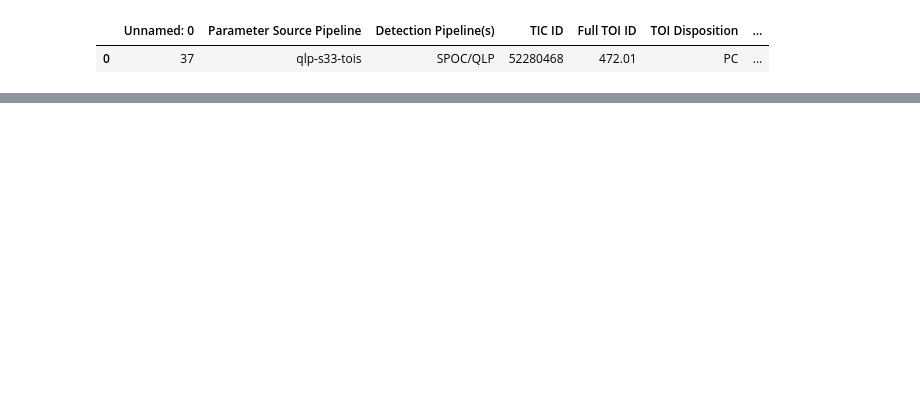
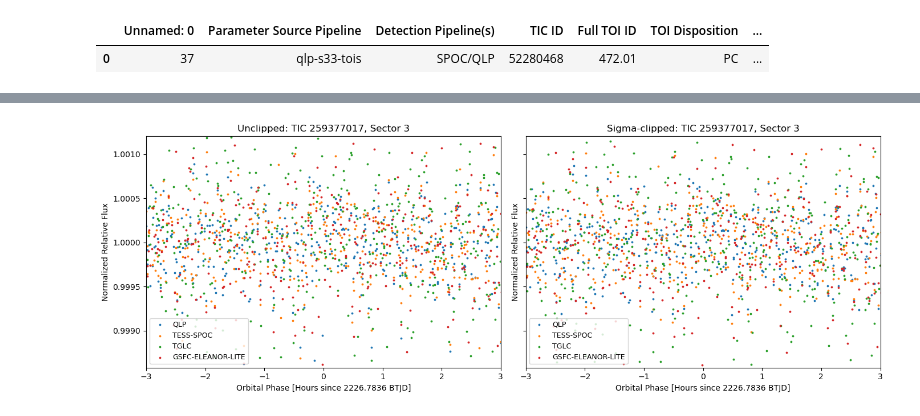
Before and after one commit to madelinejmg/project2026, a Jupyter notebook: main/NEMESIS_SPOC_QLP_TGLC_comparisons.ipynb, the cells around one changed output, grey strips where cells are left out. Drawn from its saved outputs; the diff is of its cells as text; code cells hidden in the pictures; blank space fills up the shorter version.

```diff
--- a/main/NEMESIS_SPOC_QLP_TGLC_comparisons.ipynb
+++ b/main/NEMESIS_SPOC_QLP_TGLC_comparisons.ipynb
@@ -226,0 +296,15 @@ plt.show()
+# %%
+sector3_rows = []
+
+for p, info in results.items():
+    sector3_rows.append({
+        "tic_id": info["tic_id"],
+        "sector": info["sector"],
+        "pipeline": p,
+        "status": info["status"],
+        "error": info["error"],
+        "n_points": info["n_standardized"],
+    })
+
+sector3_df = pd.DataFrame(sector3_rows)
+sector3_df
@@ -226,0 +323,75 @@ plt.show()
+# %%
+fig, axes = plt.subplots(1, 2, figsize=(14, 5), sharex=True, sharey=True)
+
+all_flux_unclipped = []
+all_flux_clipped = []
+
+for p in pipelines:
+    info = results[p]
+    C = pipeline_colors[p]
+
+    if info["status"] != "ok":
+        print(f"Skipping {p}: {info['error']}")
+        continue
+
+    lc_to_plot = info["standardized_masked"]
+    if lc_to_plot is None or lc_to_plot.empty:
+        lc_to_plot = info["standardized"]
+
+    flux = lc_to_plot["flux_corr"].to_numpy()
+    flux_norm = flux / np.nanmedian(flux)
+
+    clipped = sigma_clip(flux_norm, sigma=3, maxiters=5)
+    good = ~clipped.mask
+
+    lc_clean = lc_to_plot.iloc[good]
+
+    n_total = len(flux_norm)
+    print(f"{p}: total {n_total} points")
+    n_removed = np.sum(clipped.mask)
+    print(f"{p}: removed {n_removed} points")
+
+    plot_phasefolded(
+        ax=axes[0],
+        target=target,
+        lc=lc_to_plot,
+        color=C,
+        label=p
+    )
+
+    plot_phasefolded(
+        ax=axes[1],
+        target=target,
+        lc=lc_clean,
+        color=C,
+        label=p
+    )
+
+    all_flux_unclipped.append(flux_norm)
+    all_flux_clipped.append(flux_norm[good])
+
+all_flux_unclipped = np.concatenate(all_flux_unclipped)
+all_flux_clipped = np.concatenate(all_flux_clipped)
+
+axes[0].set_ylim(
+    np.nanpercentile(all_flux_unclipped, 1),
+    np.nanpercentile(all_flux_unclipped, 99)
+)
+
+axes[1].set_ylim(
+    np.nanpercentile(all_flux_clipped, 1),
+    np.nanpercentile(all_flux_clipped, 99)
+)
+
+for ax in axes:
+    ax.set_xlim(-3, 3)
+    ax.set_xlabel(f"Orbital Phase [Hours since {np.round(target['Orbital Epoch Value'].item(), 4)} BTJD]")
+    ax.set_ylabel("Normalized Relative Flux")
+    ax.legend(loc="best", fontsize=9)
+
+axes[0].set_title(f"Unclipped: TIC {ID}, Sector {Sector}")
+axes[1].set_title(f"Sigma-clipped: TIC {ID}, Sector {Sector}")
+
+plt.tight_layout()
+plt.show()
+# %% [output]
@@ -226,0 +408 @@ plt.show()
+[figure, added]
```
Also changed, not shown: parts of 56 cells of this notebook, 29 other files.
